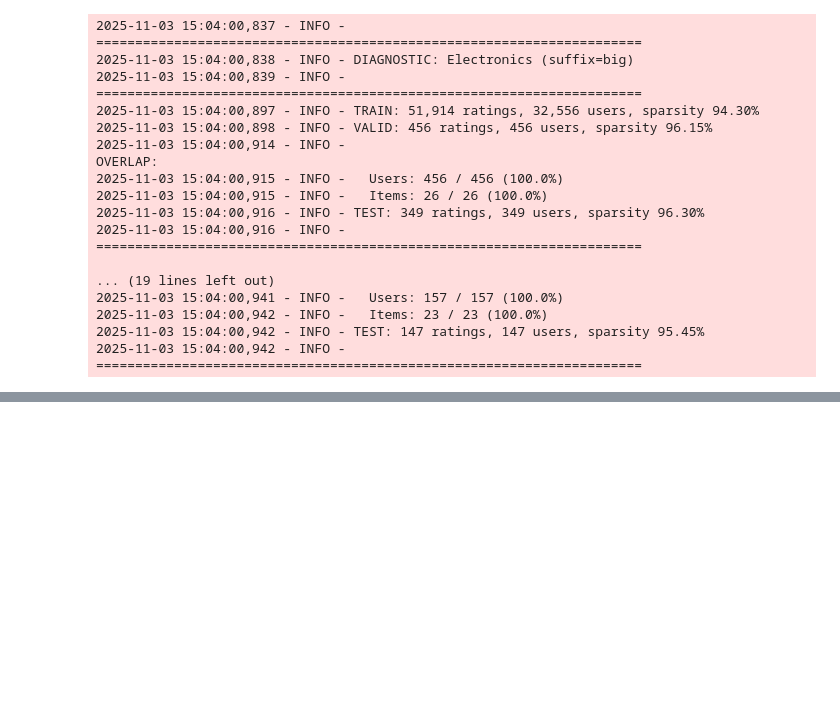
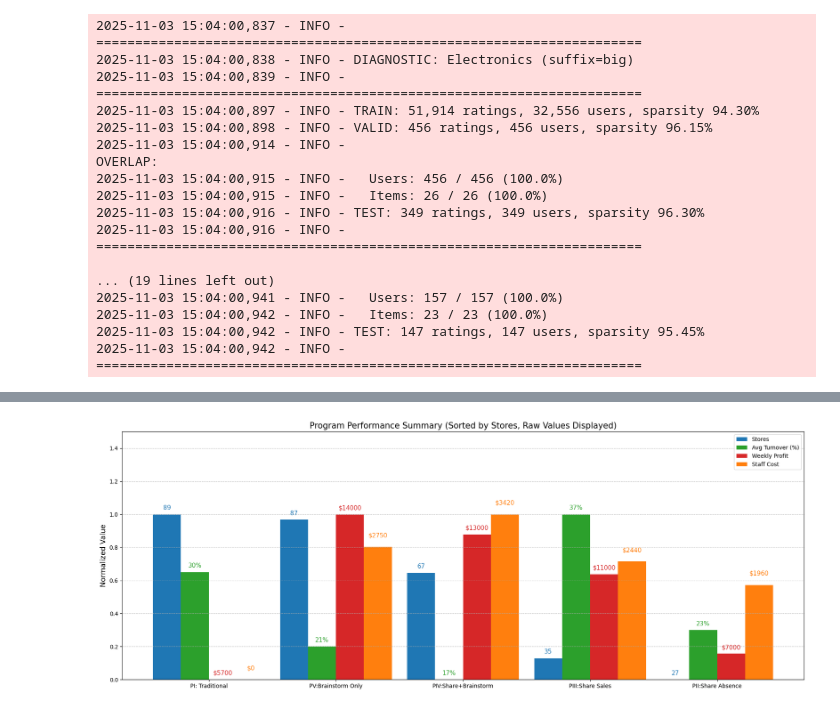
Before and after one commit to lequo-neu/Amazon-Product-Recommendation-System, a Jupyter notebook: notebooks/data_collection.ipynb, the cells around one changed output, grey strips where cells are left out. Saved outputs shown, nothing was run; the diff lists cells and outputs as text; code cells hidden in the pictures; blank space fills up the shorter version.

```diff
--- a/notebooks/data_collection.ipynb
+++ b/notebooks/data_collection.ipynb
@@ -388,0 +434,66 @@ OVERLAP:
+# %%
+import matplotlib.pyplot as plt
+import numpy as np
+
+# Dữ liệu gốc từ bảng
+programs = np.array(['PI: Traditional', 'PII:Share Absence', 'PIII:Share Sales', 'PIV:Share+Brainstorm', 'PV:Brainstorm Only'])
+stores = np.array([89, 27, 35, 67, 87])
+avg_turnover = np.array([30, 23, 37, 17, 21])
+staff_cost = np.array([0, 1960, 2440, 3420, 2750])
+weekly_profit = np.array([5700, 7000, 11000, 13000, 14000])
+
+# Sắp xếp theo stores giảm dần
+sorted_idx = np.argsort(-stores)
+programs = programs[sorted_idx]
+stores = stores[sorted_idx]
+avg_turnover = avg_turnover[sorted_idx]
+staff_cost = staff_cost[sorted_idx]
+weekly_profit = weekly_profit[sorted_idx]
+
+def minmax_scale(arr):
+    arr = np.array(arr)
+    return (arr - arr.min()) / (arr.max() - arr.min())
+
+stores_norm = minmax_scale(stores)
+avg_turnover_norm = minmax_scale(avg_turnover)
+staff_cost_norm = minmax_scale(staff_cost)
+weekly_profit_norm = minmax_scale(weekly_profit)
+
+x = np.arange(len(programs))
+bar_width = 0.22
+
+fig, ax = plt.subplots(figsize=(18,7))
+
+# Vẽ bar cho 4 chỉ số chuẩn hóa
+bars1 = ax.bar(x - 1.5*bar_width, stores_norm, bar_width, label='Stores', color='tab:blue')
+bars2 = ax.bar(x - 0.5*bar_width, avg_turnover_norm, bar_width, label='Avg Turnover (%)', color='tab:green')
+bars3 = ax.bar(x + 0.5*bar_width, weekly_profit_norm, bar_width, label='Weekly Profit', color='tab:red')
+bars4 = ax.bar(x + 1.5*bar_width, staff_cost_norm, bar_width, label='Staff Cost', color='tab:orange')
+
+# Offset thay đổi giữa các bar cho nhãn không bị đè lên nhau
+offsets = [0.02, 0.02, 0.02, 0.05]
+
+for i, rect in enumerate(bars1):
+    ax.text(rect.get_x() + rect.get_width()/2, rect.get_height() + offsets[0], str(stores[i]),
+            ha='center', va='bottom', fontsize=11, color='tab:blue')
+for i, rect in enumerate(bars2):
+    ax.text(rect.get_x() + rect.get_width()/2, rect.get_height() + offsets[1], f"{avg_turnover[i]}%",
+            ha='center', va='bottom', fontsize=11, color='tab:green')
+for i, rect in enumerate(bars3):
+    ax.text(rect.get_x() + rect.get_width()/2, rect.get_height() + offsets[2], f"${weekly_profit[i]}",
+            ha='center', va='bottom', fontsize=11, color='tab:red')
+for i, rect in enumerate(bars4):
+    ax.text(rect.get_x() + rect.get_width()/2, rect.get_height() + offsets[3], f"${staff_cost[i]}",
+            ha='center', va='bottom', fontsize=11, color='tab:orange')
+
+ax.set_xticks(x)
+ax.set_xticklabels(programs)
+ax.set_ylabel('Normalized Value', fontsize=13)
+ax.set_title('Program Performance Summary (Sorted by Stores, Raw Values Displayed)', fontsize=15)
+ax.legend()
+plt.ylim(top=1.5)
+plt.grid(axis='y', linestyle='--', alpha=0.7)
+plt.tight_layout()
+plt.show()
+# %% [output]
+[figure, added]
```
Also changed, not shown: parts of 4 cells of this notebook.
